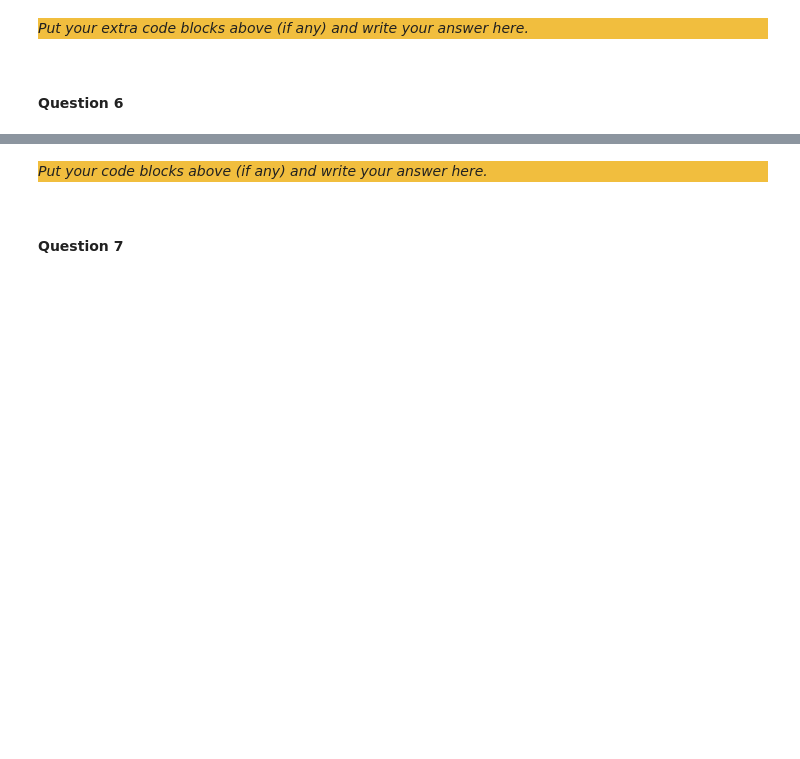
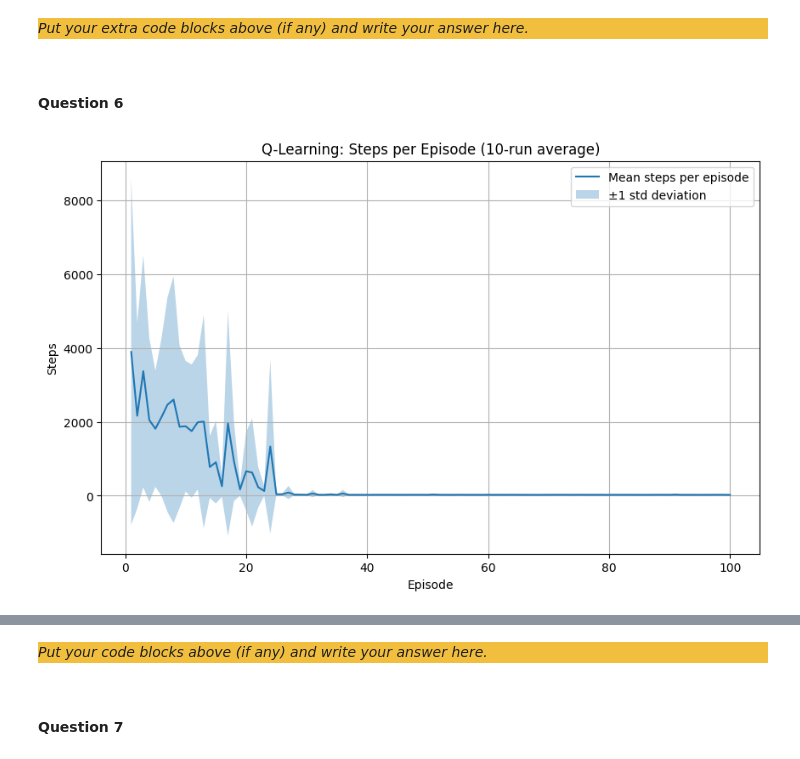
Before and after one commit to AinzOoalGown123/assignment3_group67, a Jupyter notebook: src/Main.ipynb, the cells around one changed output, grey strips where cells are left out. Drawn from its saved outputs; the diff is of its cells as text; code cells hidden in the pictures; blank space fills up the shorter version.

```diff
--- a/src/Main.ipynb
+++ b/src/Main.ipynb
@@ -133,8 +295,21 @@ class SARSA:
         self.params = params
 
     def learn(self, state: State, action: Action, next_state: State, next_action: Action,
-               reward: float, done: bool) -> None:
-        pass
+              reward: float, done: bool) -> None:
+
+        alpha = self.params.get("lr", 0.7)
+        gamma = self.params.get("gamma", 0.9)
+
+        q_old = self.q_table.get_q(state, action)
+
+        if done:
+            target = reward
+        else:
+            q_next = self.q_table.get_q(next_state, next_action)
+            target = reward + gamma * q_next
+
+        q_new = q_old + alpha * (target - q_old)
+        self.q_table.set_q(state, action, q_new)
 # %% [markdown]
 <div style="background-color:#f1be3e">
 
@@ -143,0 +383,75 @@ _Put your extra code blocks above (if any) and write your answer here._
+# %%
+# Hyperparameters
+n_runs = 10
+n_episodes = 100
+epsilon = 0.1
+alpha = 0.7
+
+# Run the agent 10 times for each algorithm
+runs_q = run_agent(
+    algorithm_class=QLearning,
+    epsilon=epsilon,
+    alpha=alpha,
+    n_runs=n_runs,
+    n_episodes=n_episodes
+)
+
+runs_sarsa = run_agent(
+    algorithm_class=SARSA,
+    epsilon=epsilon,
+    alpha=alpha,
+    n_runs=n_runs,
+    n_episodes=n_episodes
+)
+
+# Plot Q-Learning
+max_len_q = max(len(run) for run in runs_q)
+aligned_q = np.array([run + [np.nan]*(max_len_q - len(run)) for run in runs_q])
+
+mean_q = np.nanmean(aligned_q, axis=0)
+std_q = np.nanstd(aligned_q, axis=0)
+
+episodes_q = np.arange(1, len(mean_q) + 1)
+
+plt.figure(figsize=(10, 6))
+plt.plot(episodes_q, mean_q, label="Mean steps per episode")
+plt.fill_between(
+    episodes_q,
+    mean_q - std_q,
+    mean_q + std_q,
+    alpha=0.3,
+    label="±1 std deviation"
+)
+plt.xlabel("Episode")
+plt.ylabel("Steps")
+plt.title("Q-Learning: Steps per Episode (10-run average)")
+plt.legend()
+plt.grid(True)
+plt.show()
+
+# Plot SARSA
+max_len_s = max(len(run) for run in runs_sarsa)
+aligned_s = np.array([run + [np.nan]*(max_len_s - len(run)) for run in runs_sarsa])
+
+mean_s = np.nanmean(aligned_s, axis=0)
+std_s = np.nanstd(aligned_s, axis=0)
+
+episodes_s = np.arange(1, len(mean_s) + 1)
+
+plt.figure(figsize=(10, 6))
+plt.plot(episodes_s, mean_s, label="Mean steps per episode")
+plt.fill_between(
+    episodes_s,
+    mean_s - std_s,
+    mean_s + std_s,
+    alpha=0.3,
+    label="±1 std deviation"
+)
+plt.xlabel("Episode")
+plt.ylabel("Steps")
+plt.title("SARSA: Steps per Episode (10-run average)")
+plt.legend()
+plt.grid(True)
+plt.show()
+# %% [output]
+[figure, added]
```
Also changed, not shown: parts of 7 cells of this notebook.
